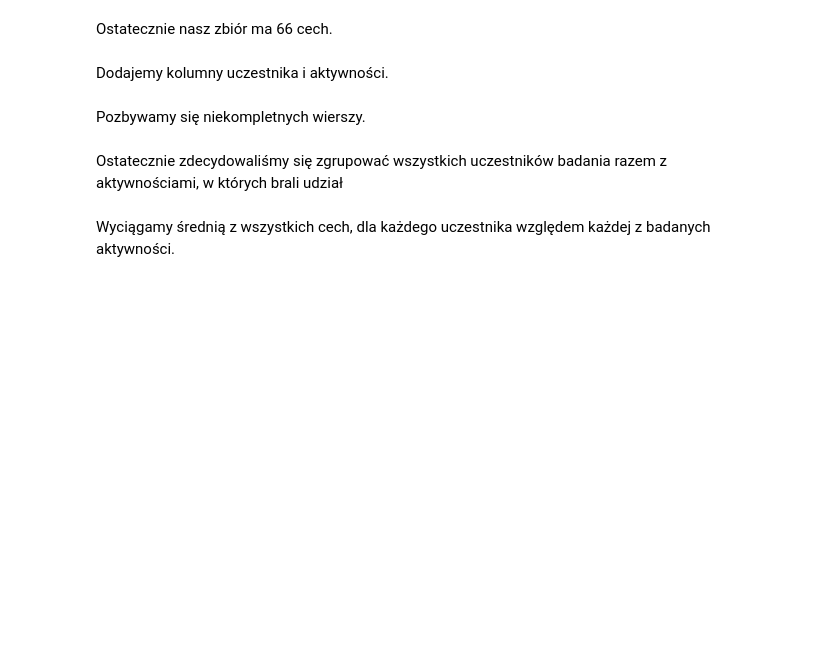
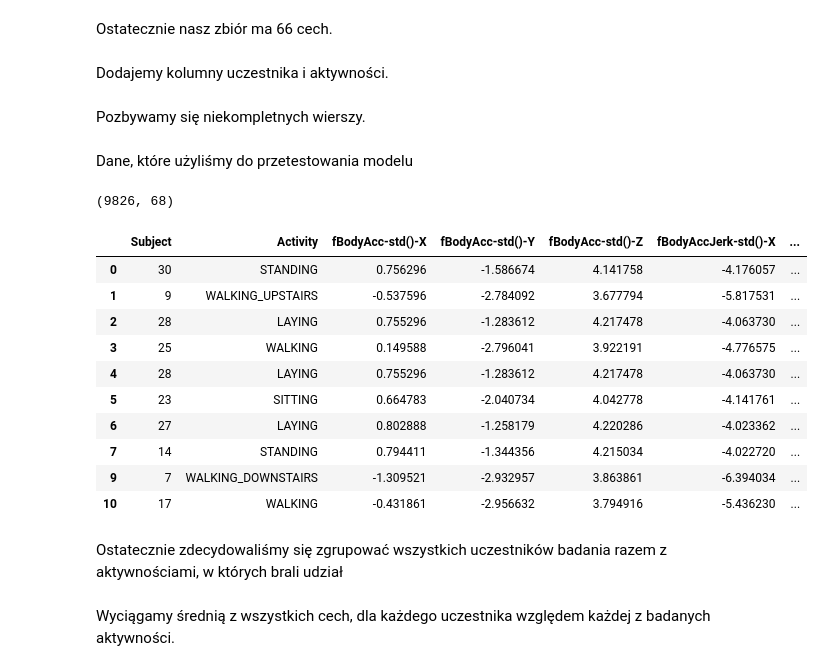
Before and after one commit to Bart63/BHL-2021-AI, a Jupyter notebook: print-u0001f40d.ipynb, the cells around one changed output. Drawn from its saved outputs; the diff is of its cells as text; code cells hidden in the pictures; blank space fills up the shorter version.

```diff
--- a/print-u0001f40d.ipynb
+++ b/print-u0001f40d.ipynb
@@ -115,3 +97,23 @@ df.shape
+# %% [markdown]
+Dane, które użyliśmy do przetestowania modelu
+# %%
+df.shape
+# %% [output]
+(9826, 68)
+# %%
+df.head(10)
+# %% [output]
+|  | Subject | Activity | fBodyAcc-std()-X | fBodyAcc-std()-Y | fBodyAcc-std()-Z | fBodyAccJerk-std()-X | ... |
+| 0 | 30 | STANDING | 0.756296 | -1.586674 | 4.141758 | -4.176057 | ... |
+| 1 | 9 | WALKING_UPSTAIRS | -0.537596 | -2.784092 | 3.677794 | -5.817531 | ... |
+| 2 | 28 | LAYING | 0.755296 | -1.283612 | 4.217478 | -4.063730 | ... |
+| 3 | 25 | WALKING | 0.149588 | -2.796041 | 3.922191 | -4.776575 | ... |
+| 4 | 28 | LAYING | 0.755296 | -1.283612 | 4.217478 | -4.063730 | ... |
+| 5 | 23 | SITTING | 0.664783 | -2.040734 | 4.042778 | -4.141761 | ... |
+| 6 | 27 | LAYING | 0.802888 | -1.258179 | 4.220286 | -4.023362 | ... |
+| 7 | 14 | STANDING | 0.794411 | -1.344356 | 4.215034 | -4.022720 | ... |
+| 9 | 7 | WALKING_DOWNSTAIRS | -1.309521 | -2.932957 | 3.863861 | -6.394034 | ... |
+| 10 | 17 | WALKING | -0.431861 | -2.956632 | 3.794916 | -5.436230 | ... |
 # %% [markdown]
 Ostatecznie zdecydowaliśmy się zgrupować wszystkich uczestników badania razem z aktywnościami, w których brali udział
 # %%
```
Also changed, not shown: parts of 9 cells of this notebook.
